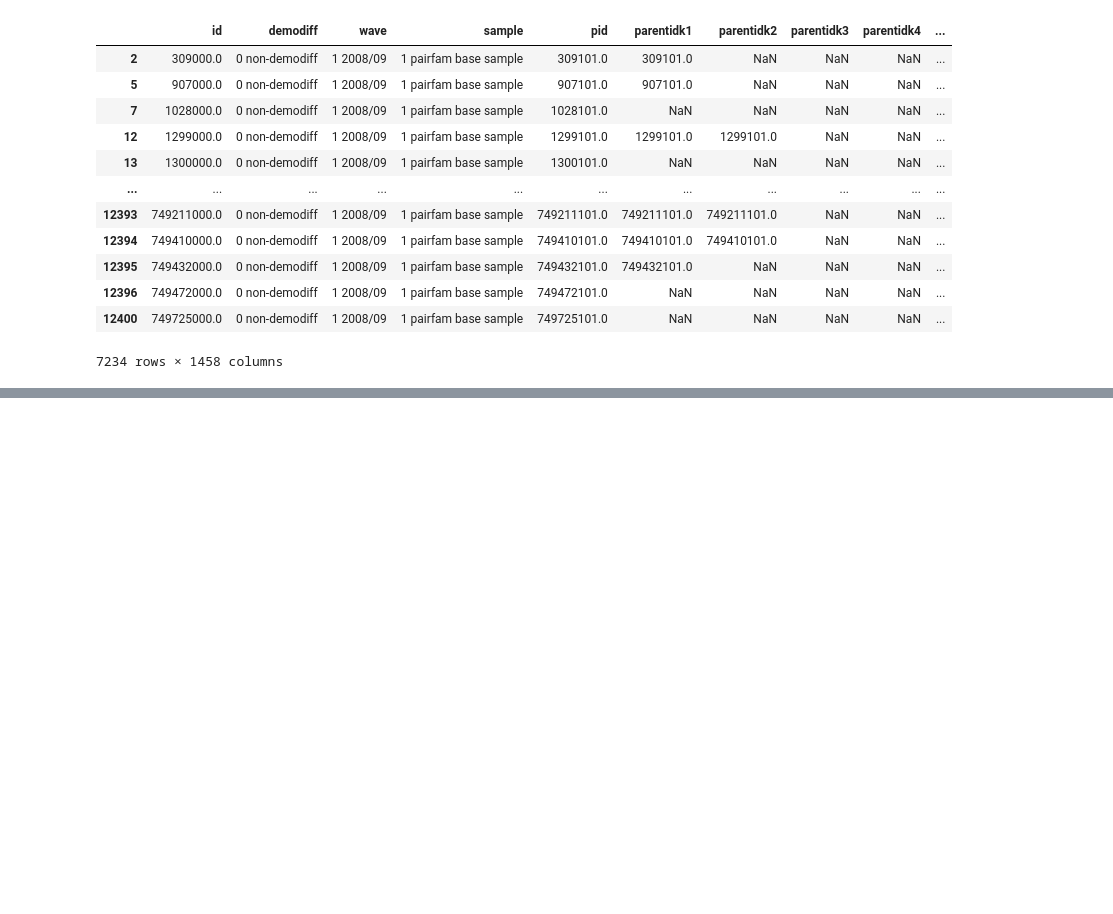
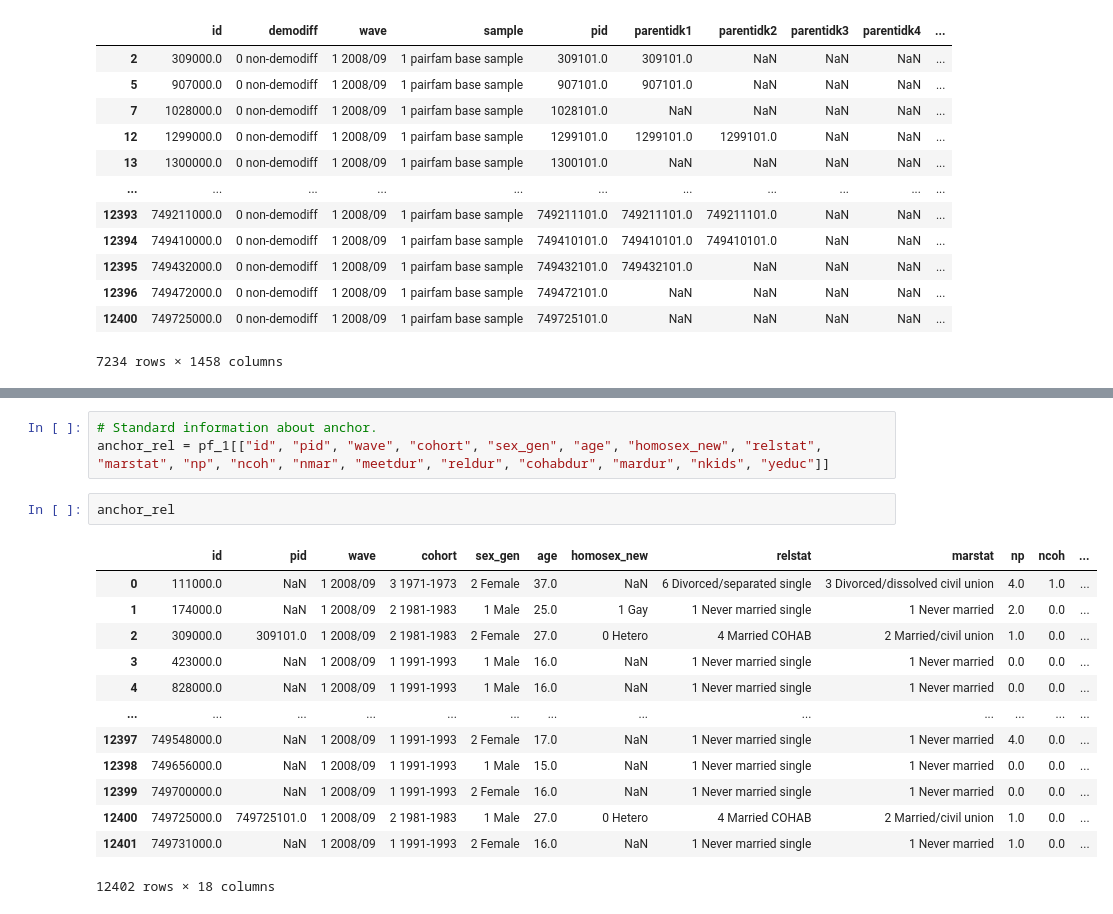
Before and after one commit to jperezvisaires/pairfam-multisim, a Jupyter notebook: notebooks/data_processing_test.ipynb, the cells around one changed output, grey strips where cells are left out. Drawn from its saved outputs; the diff is of its cells as text; blank space fills up the shorter version.

```diff
--- a/notebooks/data_processing_test.ipynb
+++ b/notebooks/data_processing_test.ipynb
@@ -36,0 +80,19 @@ pf_1
+# %%
+# Standard information about anchor.
+anchor_rel = pf_1[["id", "pid", "wave", "cohort", "sex_gen", "age", "homosex_new", "relstat", "marstat", "np", "ncoh", "nmar", "meetdur", "reldur", "cohabdur", "mardur", "nkids", "yeduc"]]
+# %%
+anchor_rel
+# %% [output]
+|  | id | pid | wave | cohort | sex_gen | age | homosex_new | relstat | marstat | np | ncoh | ... |
+| 0 | 111000.0 | NaN | 1 2008/09 | 3 1971-1973 | 2 Female | 37.0 | NaN | 6 Divorced/separated single | 3 Divorced/dissolved civil union | 4.0 | 1.0 | ... |
+| 1 | 174000.0 | NaN | 1 2008/09 | 2 1981-1983 | 1 Male | 25.0 | 1 Gay | 1 Never married single | 1 Never married | 2.0 | 0.0 | ... |
+| 2 | 309000.0 | 309101.0 | 1 2008/09 | 2 1981-1983 | 2 Female | 27.0 | 0 Hetero | 4 Married COHAB | 2 Married/civil union | 1.0 | 0.0 | ... |
+| 3 | 423000.0 | NaN | 1 2008/09 | 1 1991-1993 | 1 Male | 16.0 | NaN | 1 Never married single | 1 Never married | 0.0 | 0.0 | ... |
+| 4 | 828000.0 | NaN | 1 2008/09 | 1 1991-1993 | 1 Male | 16.0 | NaN | 1 Never married single | 1 Never married | 0.0 | 0.0 | ... |
+| ... | ... | ... | ... | ... | ... | ... | ... | ... | ... | ... | ... | ... |
+| 12397 | 749548000.0 | NaN | 1 2008/09 | 1 1991-1993 | 2 Female | 17.0 | NaN | 1 Never married single | 1 Never married | 4.0 | 0.0 | ... |
+| 12398 | 749656000.0 | NaN | 1 2008/09 | 1 1991-1993 | 1 Male | 15.0 | NaN | 1 Never married single | 1 Never married | 0.0 | 0.0 | ... |
+| 12399 | 749700000.0 | NaN | 1 2008/09 | 1 1991-1993 | 2 Female | 16.0 | NaN | 1 Never married single | 1 Never married | 0.0 | 0.0 | ... |
+| 12400 | 749725000.0 | 749725101.0 | 1 2008/09 | 2 1981-1983 | 1 Male | 27.0 | 0 Hetero | 4 Married COHAB | 2 Married/civil union | 1.0 | 0.0 | ... |
+| 12401 | 749731000.0 | NaN | 1 2008/09 | 1 1991-1993 | 2 Female | 16.0 | NaN | 1 Never married single | 1 Never married | 1.0 | 0.0 | ... |
+12402 rows × 18 columns
```
Also changed, not shown: parts of 5 cells of this notebook, 3 other files.
